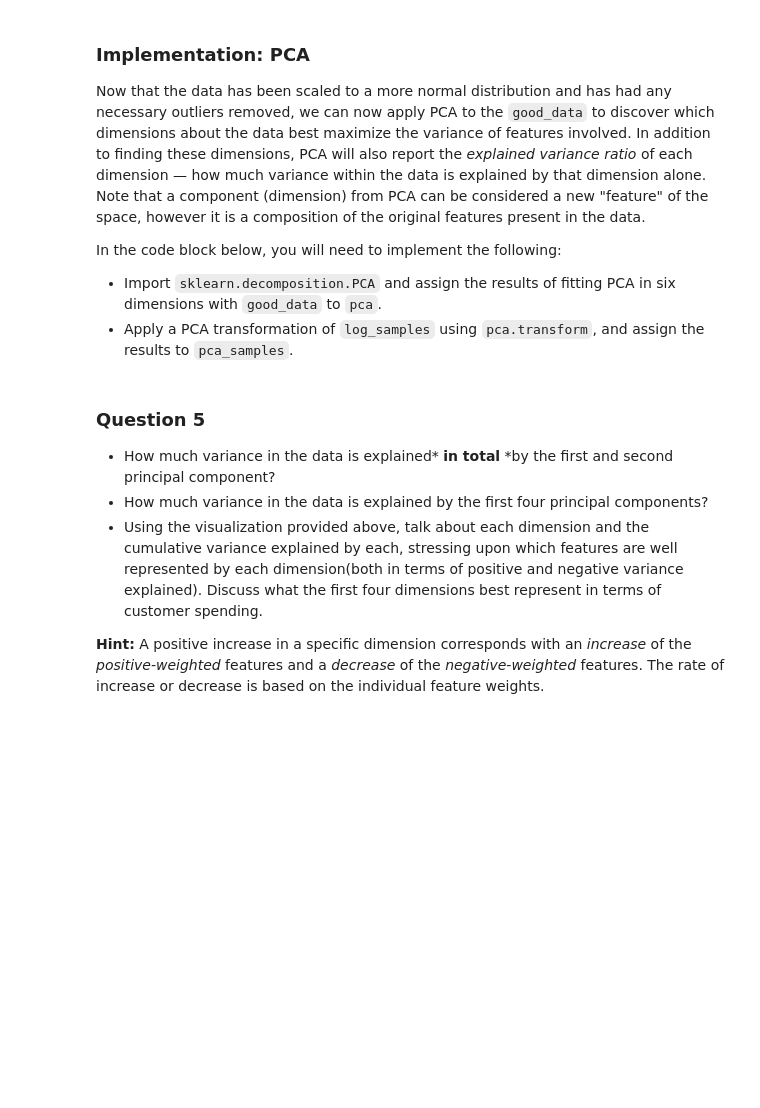
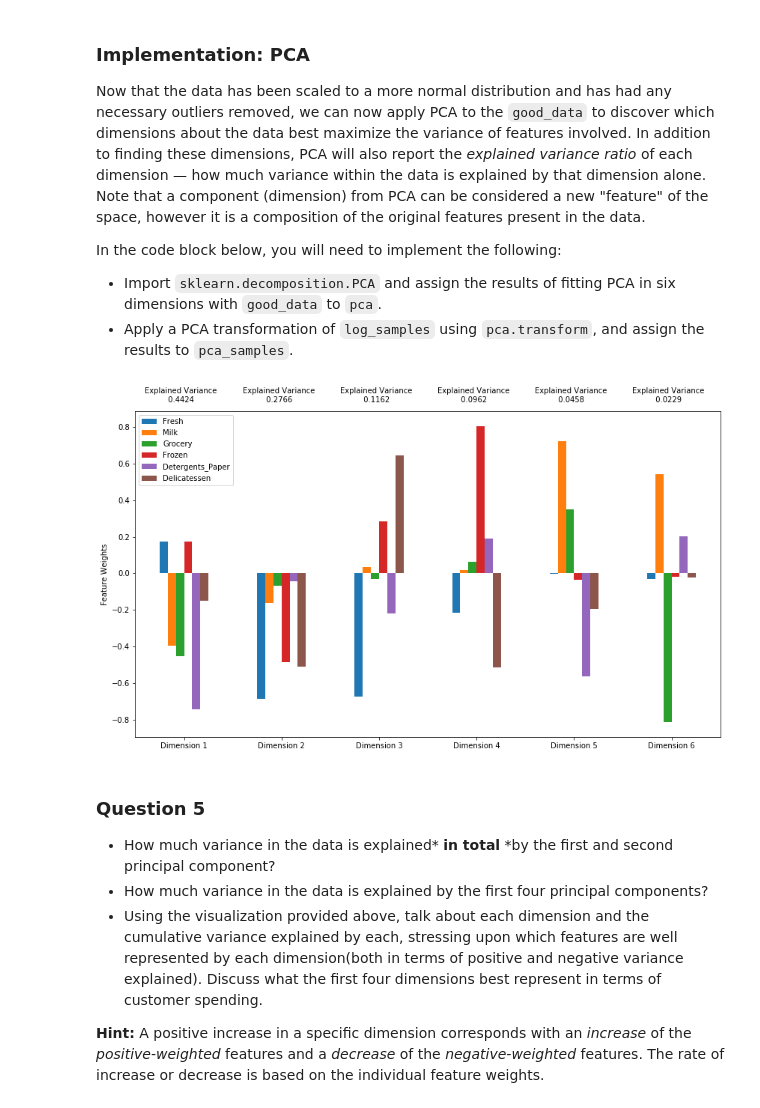
Before and after one commit to rodrigomaruyama/data_science, a Jupyter notebook: customers_segments/customer_segments.ipynb, the cells around one changed output. Drawn from its saved outputs; the diff is of its cells as text; code cells hidden in the pictures; blank space fills up the shorter version.

```diff
--- a/customers_segments/customer_segments.ipynb
+++ b/customers_segments/customer_segments.ipynb
@@ -338,14 +338,18 @@ In the code block below, you will need to implement the following:
  - Import `sklearn.decomposition.PCA` and assign the results of fitting PCA in six dimensions with `good_data` to `pca`.
  - Apply a PCA transformation of `log_samples` using `pca.transform`, and assign the results to `pca_samples`.
 # %%
+from sklearn.decomposition import PCA
 # TODO: Apply PCA by fitting the good data with the same number of dimensions as features
-pca = None
+pca = PCA(n_components=6)
+pca.fit(good_data)
 
 # TODO: Transform log_samples using the PCA fit above
 pca_samples = None
 
 # Generate PCA results plot
 pca_results = vs.pca_results(good_data, pca)
+# %% [output]
+[figure, added]
 # %% [markdown]
 ### Question 5
 
```
Also changed, not shown: parts of 2 cells of this notebook.
